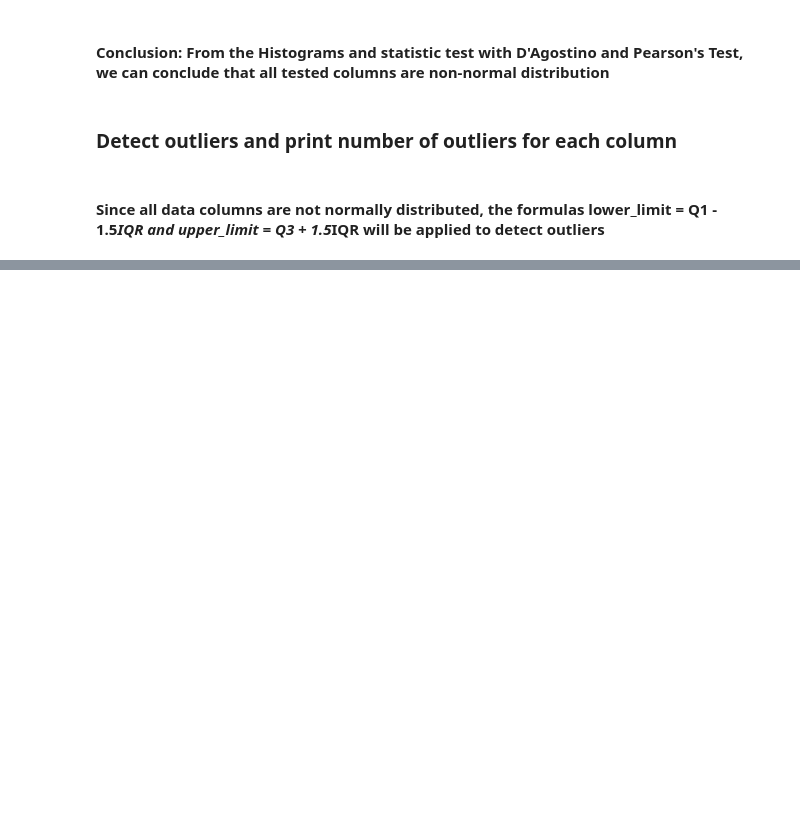
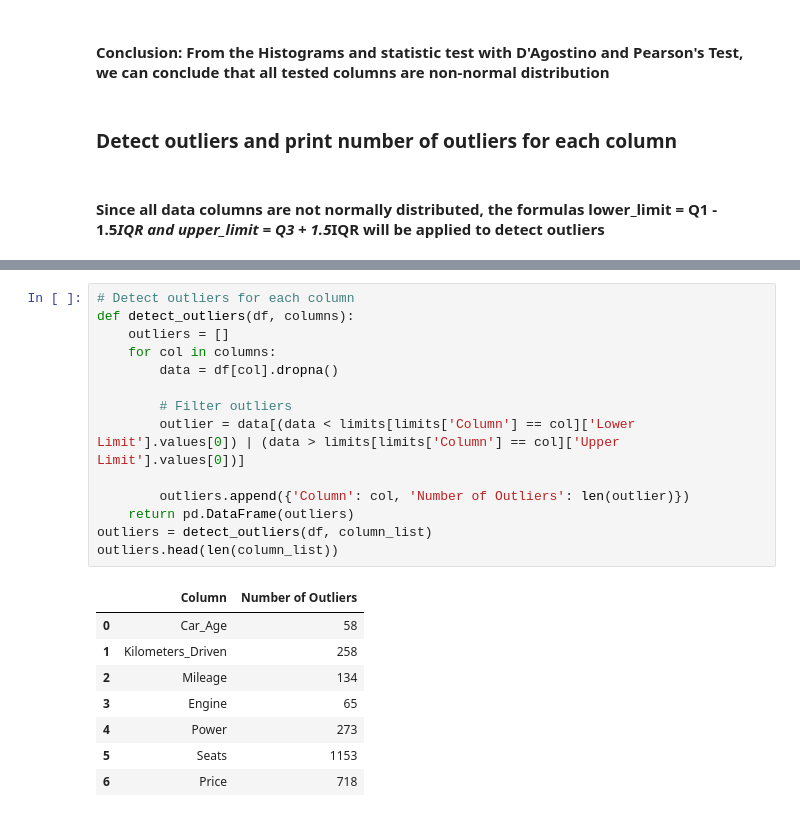
Before and after one commit to thuyluu9595/CMPE-255, a Jupyter notebook: Assignment01.ipynb, the cells around one changed output, grey strips where cells are left out. Saved outputs shown, nothing was run; the diff lists cells and outputs as text; blank space fills up the shorter version.

```diff
--- a/Assignment01.ipynb
+++ b/Assignment01.ipynb
@@ -291,0 +327,23 @@ normality_test_result.head(len(column_list))
+# %%
+# Detect outliers for each column
+def detect_outliers(df, columns):
+    outliers = []
+    for col in columns:
+        data = df[col].dropna()
+
+        # Filter outliers
+        outlier = data[(data < limits[limits['Column'] == col]['Lower Limit'].values[0]) | (data > limits[limits['Column'] == col]['Upper Limit'].values[0])]
+
+        outliers.append({'Column': col, 'Number of Outliers': len(outlier)})
+    return pd.DataFrame(outliers)
+outliers = detect_outliers(df, column_list)
+outliers.head(len(column_list))
+# %% [output]
+|  | Column | Number of Outliers |
+| 0 | Car_Age | 58 |
+| 1 | Kilometers_Driven | 258 |
+| 2 | Mileage | 134 |
+| 3 | Engine | 65 |
+| 4 | Power | 273 |
+| 5 | Seats | 1153 |
+| 6 | Price | 718 |
```
Also changed, not shown: parts of 6 cells of this notebook.
